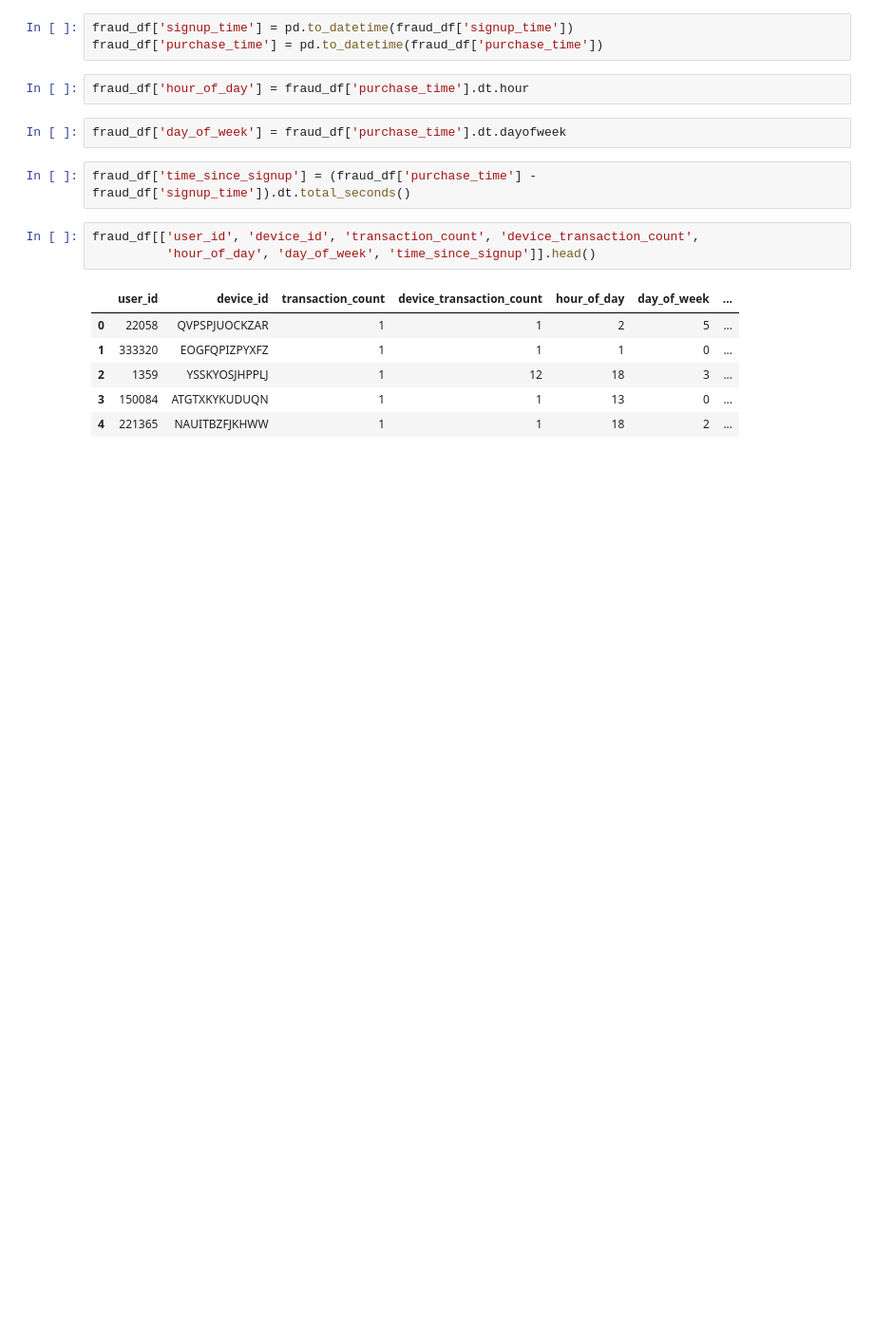
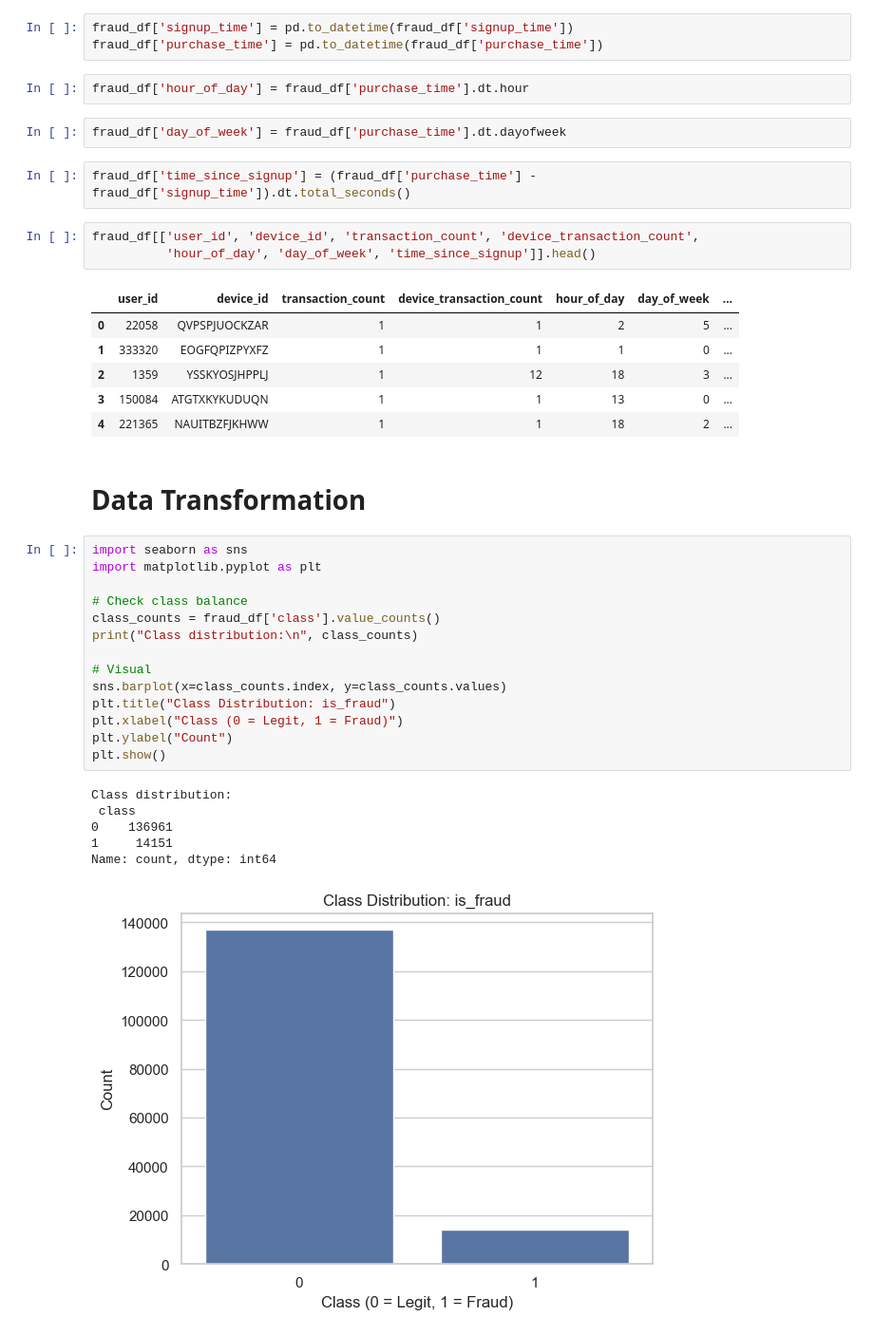
Before and after one commit to arsema-mz/fraud-detection-models, a Jupyter notebook: notebooks/data_preprocessing.ipynb, the cells around one changed output. Shown at 95% size. Saved outputs shown, nothing was run; the diff lists cells and outputs as text; blank space fills up the shorter version.

```diff
--- a/notebooks/data_preprocessing.ipynb
+++ b/notebooks/data_preprocessing.ipynb
@@ -353,3 +353,26 @@ fraud_df[['user_id', 'device_id', 'transaction_count', 'device_transaction_count
 | 2 | 1359 | YSSKYOSJHPPLJ | 1 | 12 | 18 | 3 | ... |
 | 3 | 150084 | ATGTXKYKUDUQN | 1 | 1 | 13 | 0 | ... |
 | 4 | 221365 | NAUITBZFJKHWW | 1 | 1 | 18 | 2 | ... |
+# %% [markdown]
+# Data Transformation
+# %%
+import seaborn as sns
+import matplotlib.pyplot as plt
+
+# Check class balance
+class_counts = fraud_df['class'].value_counts()
+print("Class distribution:\n", class_counts)
+
+# Visual
+sns.barplot(x=class_counts.index, y=class_counts.values)
+plt.title("Class Distribution: is_fraud")
+plt.xlabel("Class (0 = Legit, 1 = Fraud)")
+plt.ylabel("Count")
+plt.show()
+# %% [output]
+Class distribution:
+ class
+0    136961
+1     14151
+Name: count, dtype: int64
+[figure, added]
```
Also changed, not shown: parts of 4 cells of this notebook, 1 other file.
